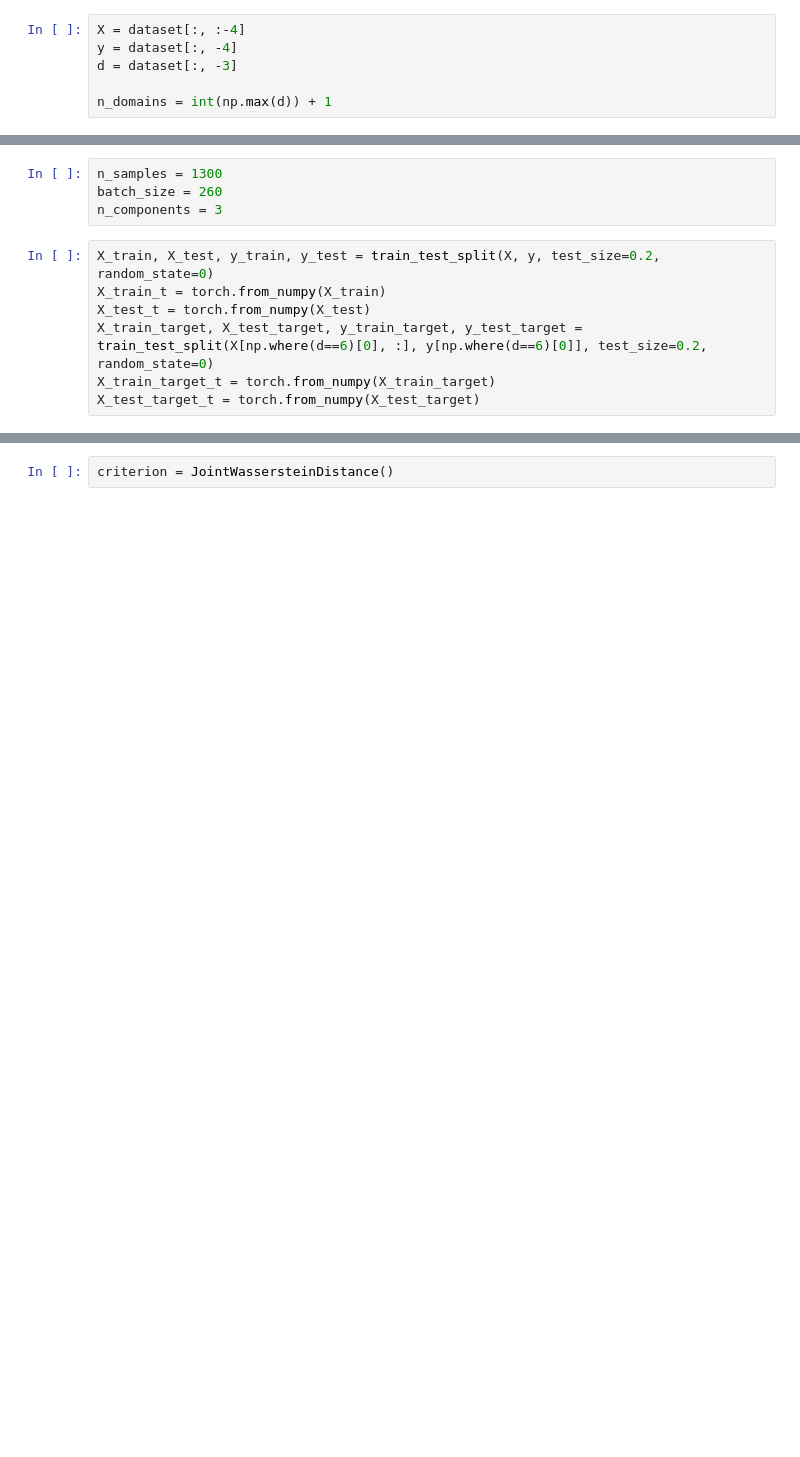
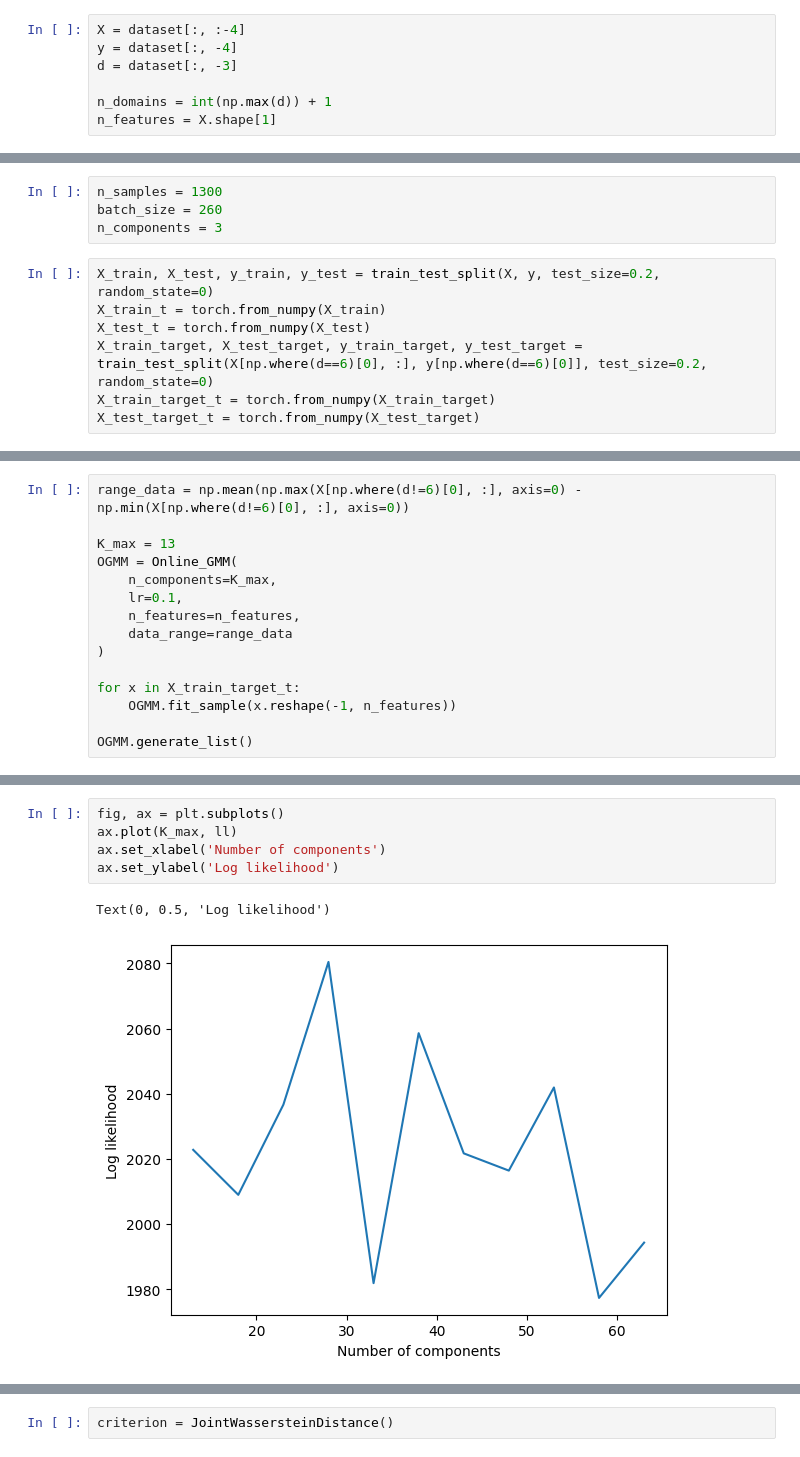
Before and after one commit to Stevan-LS/Online-DaDiL, a Jupyter notebook: PyDiL-main/PyDiL-main/CSTR - DaDiL Centralized.ipynb, the cells around one changed output, grey strips where cells are left out. Saved outputs shown, nothing was run; the diff lists cells and outputs as text; blank space fills up the shorter version.

```diff
--- a/PyDiL-main/PyDiL-main/CSTR - DaDiL Centralized.ipynb
+++ b/PyDiL-main/PyDiL-main/CSTR - DaDiL Centralized.ipynb
@@ -47,6 +47,7 @@ y = dataset[:, -4]
 d = dataset[:, -3]
 
 n_domains = int(np.max(d)) + 1
+n_features = X.shape[1]
 # %%
 X.shape, y.shape, d.shape
 # %% [output]
@@ -125,0 +101,15 @@ GMM_online
+# %%
+range_data = np.mean(np.max(X[np.where(d!=6)[0], :], axis=0) - np.min(X[np.where(d!=6)[0], :], axis=0))
+
+K_max = 13
+OGMM = Online_GMM(
+    n_components=K_max,
+    lr=0.1,
+    n_features=n_features,
+    data_range=range_data
+)
+
+for x in X_train_target_t:
+    OGMM.fit_sample(x.reshape(-1, n_features))
+
+OGMM.generate_list()
@@ -125,0 +153,8 @@ GMM_online
+# %%
+fig, ax = plt.subplots()
+ax.plot(K_max, ll)
+ax.set_xlabel('Number of components')
+ax.set_ylabel('Log likelihood')
+# %% [output]
+Text(0, 0.5, 'Log likelihood')
+[figure, added]
```
Also changed, not shown: parts of 21 cells of this notebook, 6 other files.
